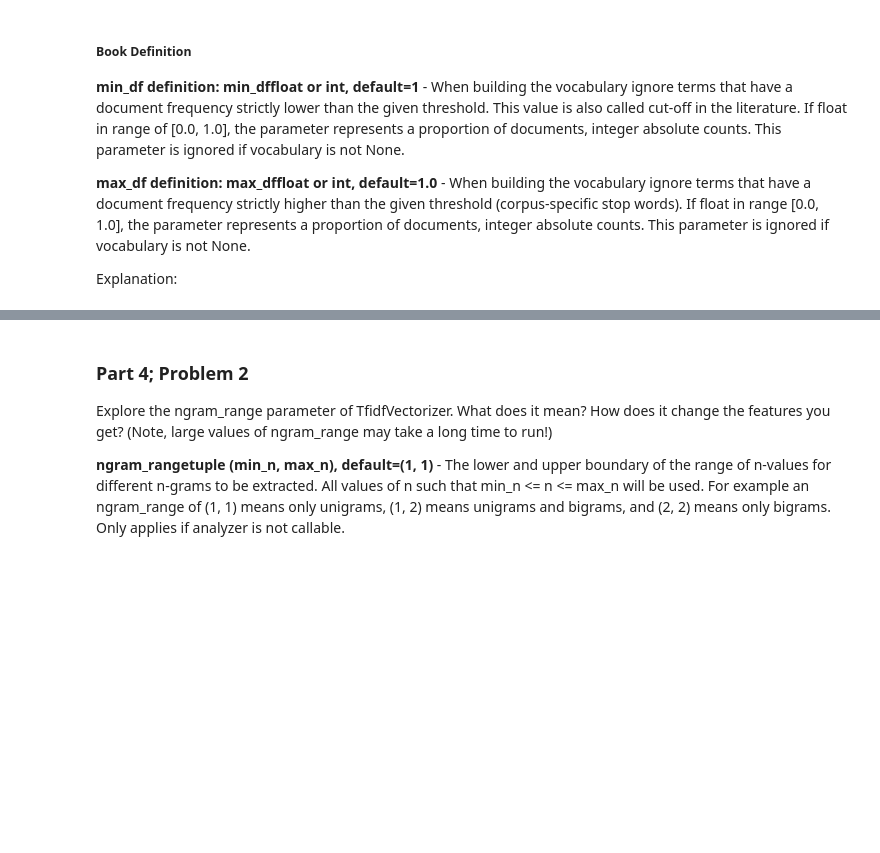
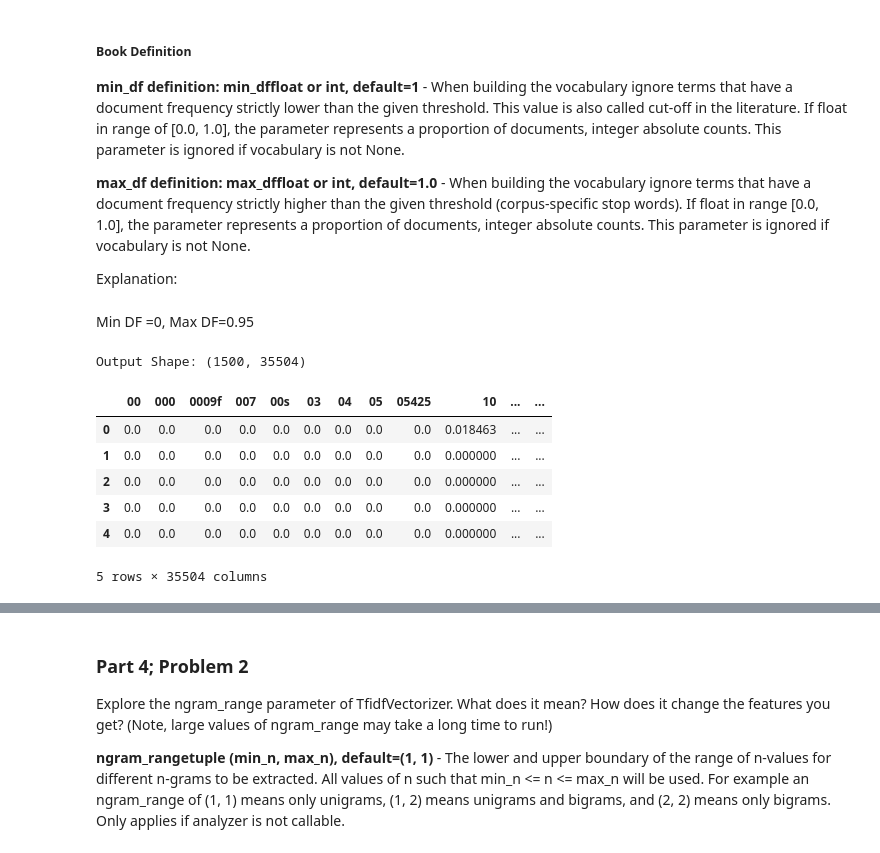
Before and after one commit to WilliamFarland/DS501-Project3, a Jupyter notebook: GroupProject3.ipynb, the cells around one changed output, grey strips where cells are left out. Drawn from its saved outputs; the diff is of its cells as text; code cells hidden in the pictures; blank space fills up the shorter version.

```diff
--- a/GroupProject3.ipynb
+++ b/GroupProject3.ipynb
@@ -191,3 +195,17 @@ Output Shape: (1500, 251)
     - When building the vocabulary ignore terms that have a document frequency strictly higher than the given threshold (corpus-specific stop words). If float in range [0.0, 1.0], the parameter represents a proportion of documents, integer absolute counts. This parameter is ignored if vocabulary is not None.
 
 Explanation:
+# %% [markdown]
+Min DF =0, Max DF=0.95
+# %%
+df = run_vectorizer(0, 0.95)
+df.head()
+# %% [output]
+Output Shape: (1500, 35504)
+|  | 00 | 000 | 0009f | 007 | 00s | 03 | 04 | 05 | 05425 | 10 | ... | ... |
+| 0 | 0.0 | 0.0 | 0.0 | 0.0 | 0.0 | 0.0 | 0.0 | 0.0 | 0.0 | 0.018463 | ... | ... |
+| 1 | 0.0 | 0.0 | 0.0 | 0.0 | 0.0 | 0.0 | 0.0 | 0.0 | 0.0 | 0.000000 | ... | ... |
+| 2 | 0.0 | 0.0 | 0.0 | 0.0 | 0.0 | 0.0 | 0.0 | 0.0 | 0.0 | 0.000000 | ... | ... |
+| 3 | 0.0 | 0.0 | 0.0 | 0.0 | 0.0 | 0.0 | 0.0 | 0.0 | 0.0 | 0.000000 | ... | ... |
+| 4 | 0.0 | 0.0 | 0.0 | 0.0 | 0.0 | 0.0 | 0.0 | 0.0 | 0.0 | 0.000000 | ... | ... |
+5 rows × 35504 columns
```
Also changed, not shown: parts of 11 cells of this notebook.
